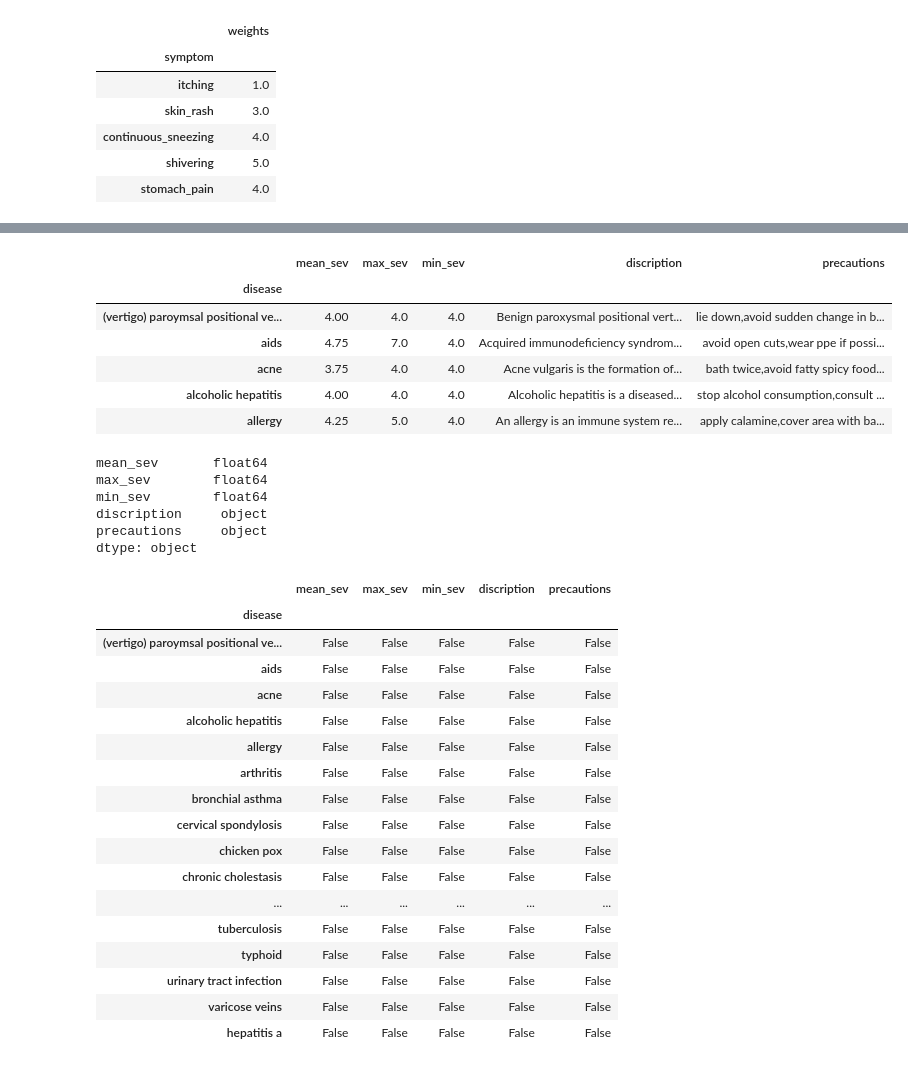
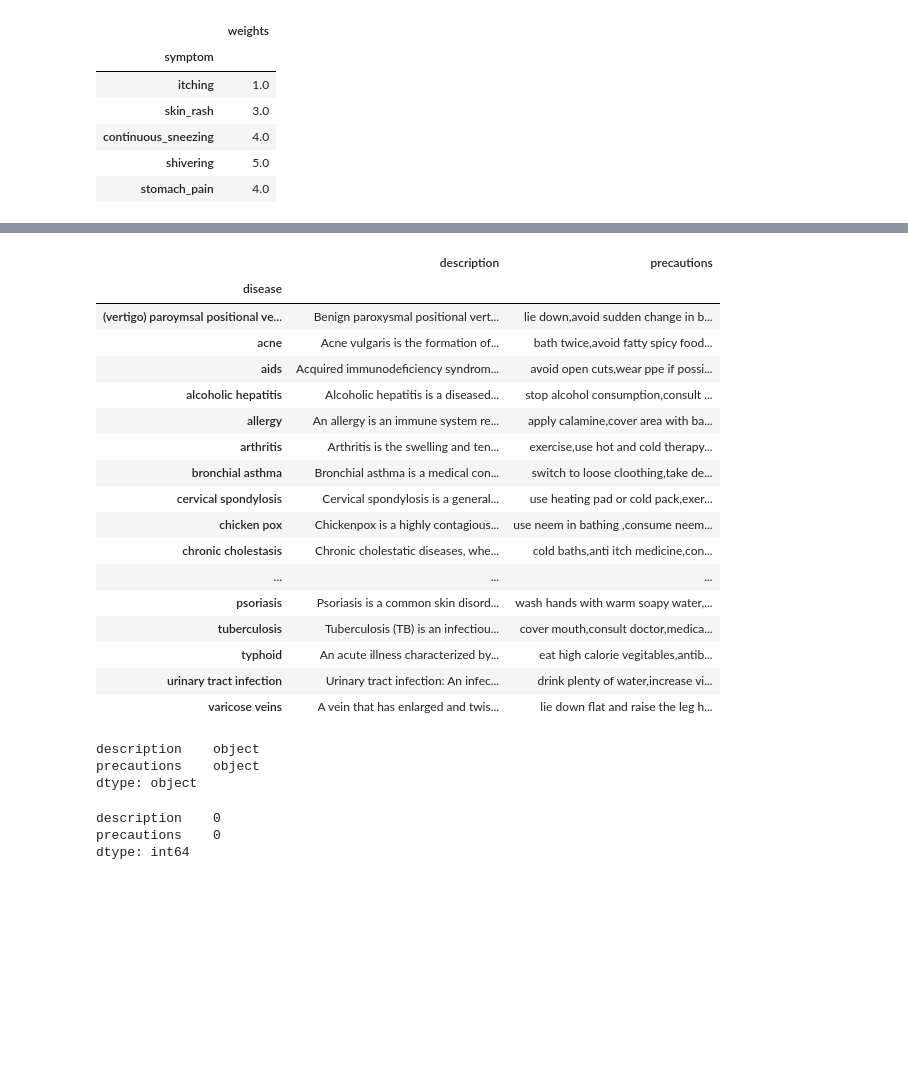
Before and after one commit to AmulyaParitosh/Disease-Pridiction-Bot, a Jupyter notebook: Testing/cleaning.ipynb, the cells around one changed output, grey strips where cells are left out. Cells and saved outputs as stored; diff of their text form; code cells hidden in the pictures; blank space fills up the shorter version.

```diff
--- a/Testing/cleaning.ipynb
+++ b/Testing/cleaning.ipynb
@@ -143,7 +95,5 @@ diseases['mean_sev'].sort_values().plot.bar()
 # %%
 discription_df = pd.read_csv('disease_description.csv')
 discription_df['Disease'] = discription_df['Disease'].apply(clean_word)
-discription_df.set_index('Disease',inplace=True)
-discription_df.sort_index(inplace=True)
-discription_df.head()
+discription_df
 # %% [output]
@@ -167,0 +117,8 @@ diseases.head()
+# %%
+discription_df.rename(columns={"Description": "description","Disease": "disease"}, inplace=True)
+discription_df.set_index('disease', inplace=True)
+discription_df.sort_index(inplace=True)
+
+df = discription_df
+
+df.head()
@@ -187,22 +152,30 @@ def combine(data):
 			s = s + "," + x
 	return s[1:]
 # %%
-diseases['precautions'] = precaution_df.agg(combine,axis=1)
-diseases.head()
+df['precautions'] = precaution_df.agg(combine,axis=1)
+df
 # %% [output]
-|  | mean_sev | max_sev | min_sev | discription | precautions |
-| disease |  |  |  |  |  |
-| (vertigo) paroymsal positional ve... | 4.00 | 4.0 | 4.0 | Benign paroxysmal positional vert... | lie down,avoid sudden change in b... |
-| aids | 4.75 | 7.0 | 4.0 | Acquired immunodeficiency syndrom... | avoid open cuts,wear ppe if possi... |
-| acne | 3.75 | 4.0 | 4.0 | Acne vulgaris is the formation of... | bath twice,avoid fatty spicy food... |
-| alcoholic hepatitis | 4.00 | 4.0 | 4.0 | Alcoholic hepatitis is a diseased... | stop alcohol consumption,consult ... |
-| allergy | 4.25 | 5.0 | 4.0 | An allergy is an immune system re... | apply calamine,cover area with ba... |
+|  | description | precautions |
+| disease |  |  |
+| (vertigo) paroymsal positional ve... | Benign paroxysmal positional vert... | lie down,avoid sudden change in b... |
+| acne | Acne vulgaris is the formation of... | bath twice,avoid fatty spicy food... |
+| aids | Acquired immunodeficiency syndrom... | avoid open cuts,wear ppe if possi... |
+| alcoholic hepatitis | Alcoholic hepatitis is a diseased... | stop alcohol consumption,consult ... |
+| allergy | An allergy is an immune system re... | apply calamine,cover area with ba... |
+| arthritis | Arthritis is the swelling and ten... | exercise,use hot and cold therapy... |
+| bronchial asthma | Bronchial asthma is a medical con... | switch to loose cloothing,take de... |
+| cervical spondylosis | Cervical spondylosis is a general... | use heating pad or cold pack,exer... |
+| chicken pox | Chickenpox is a highly contagious... | use neem in bathing ,consume neem... |
+| chronic cholestasis | Chronic cholestatic diseases, whe... | cold baths,anti itch medicine,con... |
+| ... | ... | ... |
+| psoriasis | Psoriasis is a common skin disord... | wash hands with warm soapy water,... |
+| tuberculosis | Tuberculosis (TB) is an infectiou... | cover mouth,consult doctor,medica... |
+| typhoid | An acute illness characterized by... | eat high calorie vegitables,antib... |
+| urinary tract infection | Urinary tract infection: An infec... | drink plenty of water,increase vi... |
+| varicose veins | A vein that has enlarged and twis... | lie down flat and raise the leg h... |
 # %%
-diseases.dtypes
+df.dtypes
 # %% [output]
-mean_sev       float64
-max_sev        float64
-min_sev        float64
-discription     object
-precautions     object
+description    object
+precautions    object
 dtype: object
@@ -211,21 +181,0 @@ diseases.loc['dimorphic hemmorhoids(piles)', 'discription'] = "Hemorrhoids, also
-# %%
-diseases.isna()
-# %% [output]
-|  | mean_sev | max_sev | min_sev | discription | precautions |
-| disease |  |  |  |  |  |
-| (vertigo) paroymsal positional ve... | False | False | False | False | False |
-| aids | False | False | False | False | False |
-| acne | False | False | False | False | False |
-| alcoholic hepatitis | False | False | False | False | False |
-| allergy | False | False | False | False | False |
-| arthritis | False | False | False | False | False |
-| bronchial asthma | False | False | False | False | False |
-| cervical spondylosis | False | False | False | False | False |
-| chicken pox | False | False | False | False | False |
-| chronic cholestasis | False | False | False | False | False |
-| ... | ... | ... | ... | ... | ... |
-| tuberculosis | False | False | False | False | False |
-| typhoid | False | False | False | False | False |
-| urinary tract infection | False | False | False | False | False |
-| varicose veins | False | False | False | False | False |
-| hepatitis a | False | False | False | False | False |
@@ -231,0 +184,6 @@ diseases.isna()
+# %%
+df.isna().sum()
+# %% [output]
+description    0
+precautions    0
+dtype: int64
```
Also changed, not shown: parts of 14 cells of this notebook, 7 other files.
